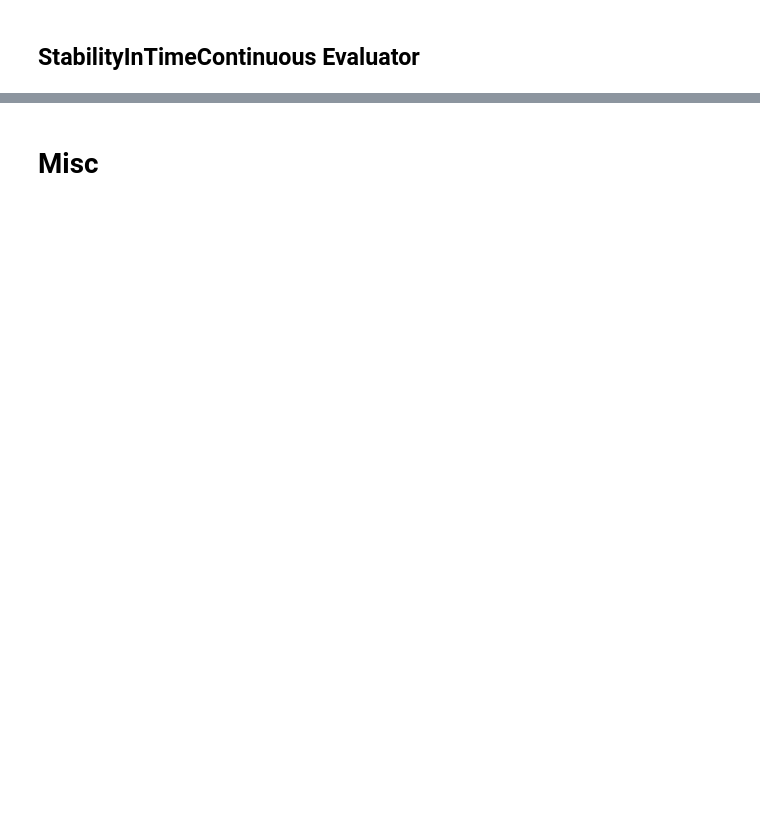
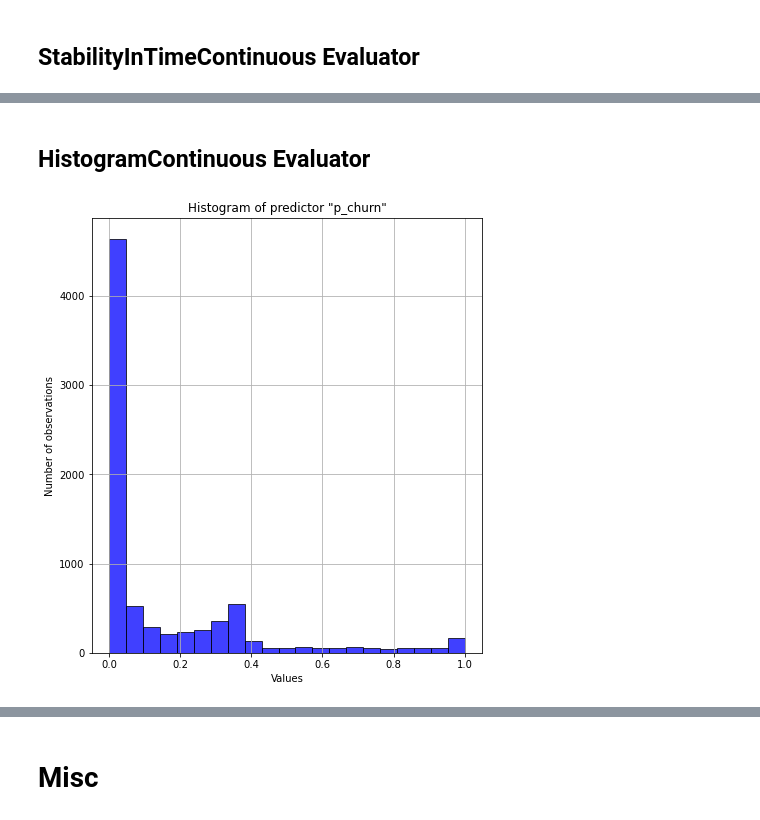
Before and after one commit to Vrboska/mofr, a Jupyter notebook: Testing.ipynb, the cells around one changed output, grey strips where cells are left out. Cells and saved outputs as stored; diff of their text form; code cells hidden in the pictures; blank space fills up the shorter version.

```diff
--- a/Testing.ipynb
+++ b/Testing.ipynb
@@ -489,0 +516,6 @@ Distribution of predictor "p_churn" in time
+# %% [markdown]
+## HistogramContinuous Evaluator
+# %%
+from mofr.basic_evaluators.HistogramContinuous import HistogramContinuousEvaluator
+
+hcoe=HistogramContinuousEvaluator()
@@ -489,0 +524,4 @@ Distribution of predictor "p_churn" in time
+# %%
+hcoe.get_graph()
+# %% [output]
+[figure, added]
```
Also changed, not shown: parts of 45 cells of this notebook, 10 other files.
